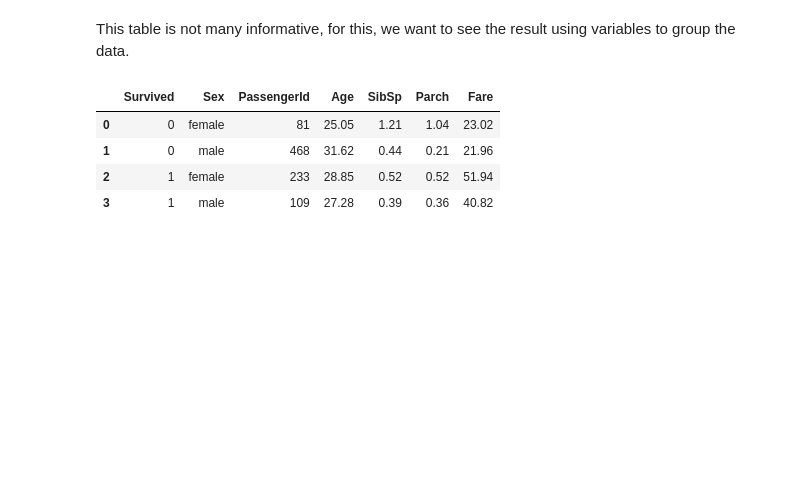
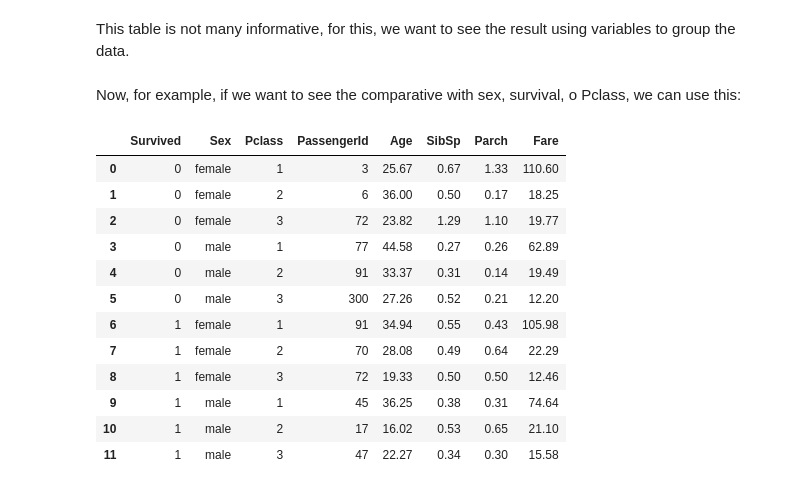
Before and after one commit to daagonzalezsa/Titanic_Competition_Kaggle, a Jupyter notebook: Code_Competition.ipynb, the cells around one changed output. Saved outputs shown, nothing was run; the diff lists cells and outputs as text; code cells hidden in the pictures; blank space fills up the shorter version.

```diff
--- a/Code_Competition.ipynb
+++ b/Code_Competition.ipynb
@@ -80,7 +81,7 @@ train.describe(include='all').fillna(0)
 # %% [markdown]
 This table is not many informative, for this, we want to see the result using variables to group the data.
 # %%
-def descriptive_cross(var, dataframe):
+def descriptive_cross(var, dataframe = train):
     """This function calculate the mean of the quantitative variables
     given a categorical(s) variable(s). This is only for this project
 
@@ -103,9 +104,21 @@ def descriptive_cross(var, dataframe):
     )
 
     return result
-# %% [output]
-|  | Survived | Sex | PassengerId | Age | SibSp | Parch | Fare |
-| 0 | 0 | female | 81 | 25.05 | 1.21 | 1.04 | 23.02 |
-| 1 | 0 | male | 468 | 31.62 | 0.44 | 0.21 | 21.96 |
-| 2 | 1 | female | 233 | 28.85 | 0.52 | 0.52 | 51.94 |
-| 3 | 1 | male | 109 | 27.28 | 0.39 | 0.36 | 40.82 |
+# %% [markdown]
+Now, for example, if we want to see the comparative with sex, survival, o Pclass, we can use this:
+# %%
+descriptive_cross(var = ["Survived","Sex", "Pclass"])
+# %% [output]
+|  | Survived | Sex | Pclass | PassengerId | Age | SibSp | Parch | Fare |
+| 0 | 0 | female | 1 | 3 | 25.67 | 0.67 | 1.33 | 110.60 |
+| 1 | 0 | female | 2 | 6 | 36.00 | 0.50 | 0.17 | 18.25 |
+| 2 | 0 | female | 3 | 72 | 23.82 | 1.29 | 1.10 | 19.77 |
+| 3 | 0 | male | 1 | 77 | 44.58 | 0.27 | 0.26 | 62.89 |
+| 4 | 0 | male | 2 | 91 | 33.37 | 0.31 | 0.14 | 19.49 |
+| 5 | 0 | male | 3 | 300 | 27.26 | 0.52 | 0.21 | 12.20 |
+| 6 | 1 | female | 1 | 91 | 34.94 | 0.55 | 0.43 | 105.98 |
+| 7 | 1 | female | 2 | 70 | 28.08 | 0.49 | 0.64 | 22.29 |
+| 8 | 1 | female | 3 | 72 | 19.33 | 0.50 | 0.50 | 12.46 |
+| 9 | 1 | male | 1 | 45 | 36.25 | 0.38 | 0.31 | 74.64 |
+| 10 | 1 | male | 2 | 17 | 16.02 | 0.53 | 0.65 | 21.10 |
+| 11 | 1 | male | 3 | 47 | 22.27 | 0.34 | 0.30 | 15.58 |
```
Also changed, not shown: parts of 3 cells of this notebook.
